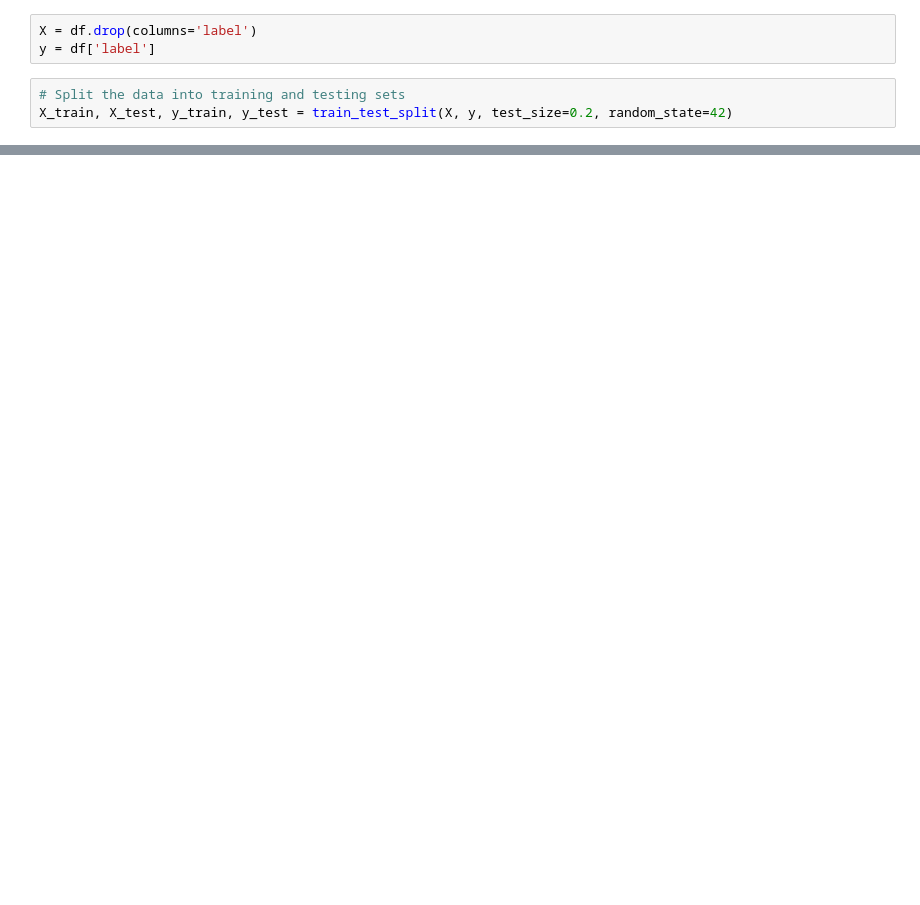
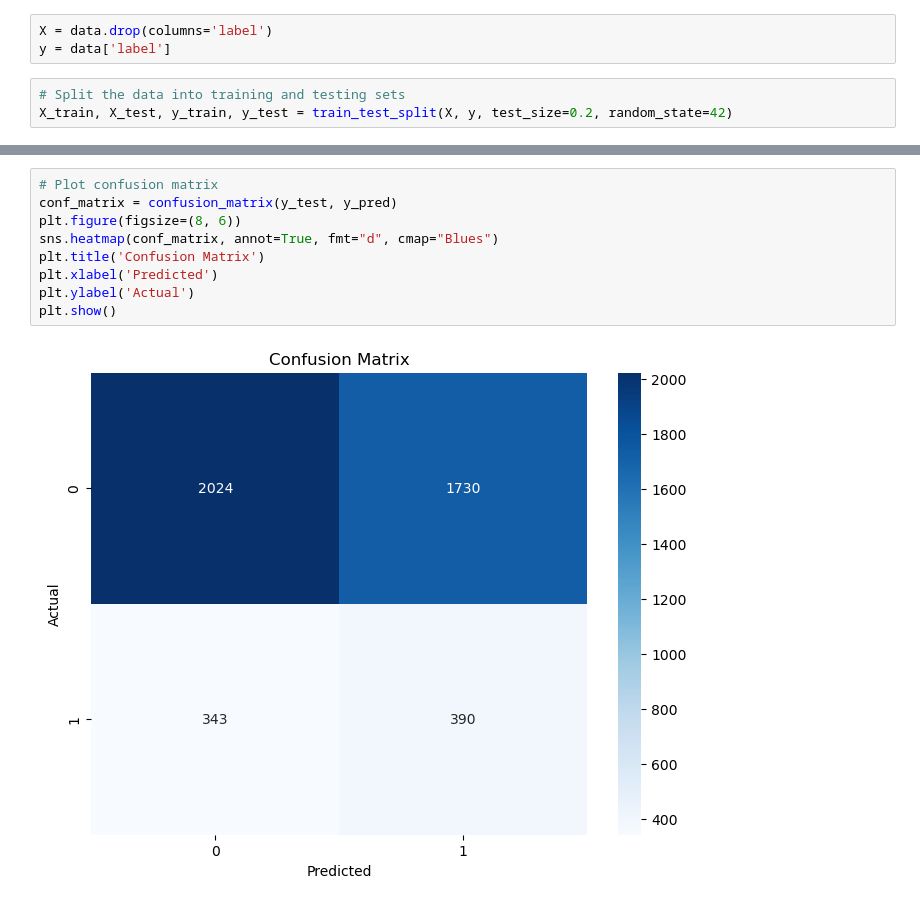
Before and after one commit to BCostelloe/zebra-step-selection, a Jupyter notebook: notebooks/logistic_regression_preloaded_data.ipynb, the cells around one changed output, grey strips where cells are left out. Saved outputs shown, nothing was run; the diff lists cells and outputs as text; blank space fills up the shorter version.

```diff
--- a/notebooks/logistic_regression_preloaded_data.ipynb
+++ b/notebooks/logistic_regression_preloaded_data.ipynb
@@ -87,6 +115,6 @@ df[['sin_angle_to_observers', 'cos_angle_to_observers', 'sin_ground_slope', 'cos
 # %%
-X = df.drop(columns='label')
-y = df['label']
+X = data.drop(columns='label')
+y = data['label']
 # %%
 # Split the data into training and testing sets
 X_train, X_test, y_train, y_test = train_test_split(X, y, test_size=0.2, random_state=42)
@@ -126,0 +192,11 @@ Accuracy: 0.52
+# %%
+# Plot confusion matrix
+conf_matrix = confusion_matrix(y_test, y_pred)
+plt.figure(figsize=(8, 6))
+sns.heatmap(conf_matrix, annot=True, fmt="d", cmap="Blues")
+plt.title('Confusion Matrix')
+plt.xlabel('Predicted')
+plt.ylabel('Actual')
+plt.show()
+# %% [output]
+[figure, added]
```
Also changed, not shown: parts of 33 cells of this notebook, 1 other file.
